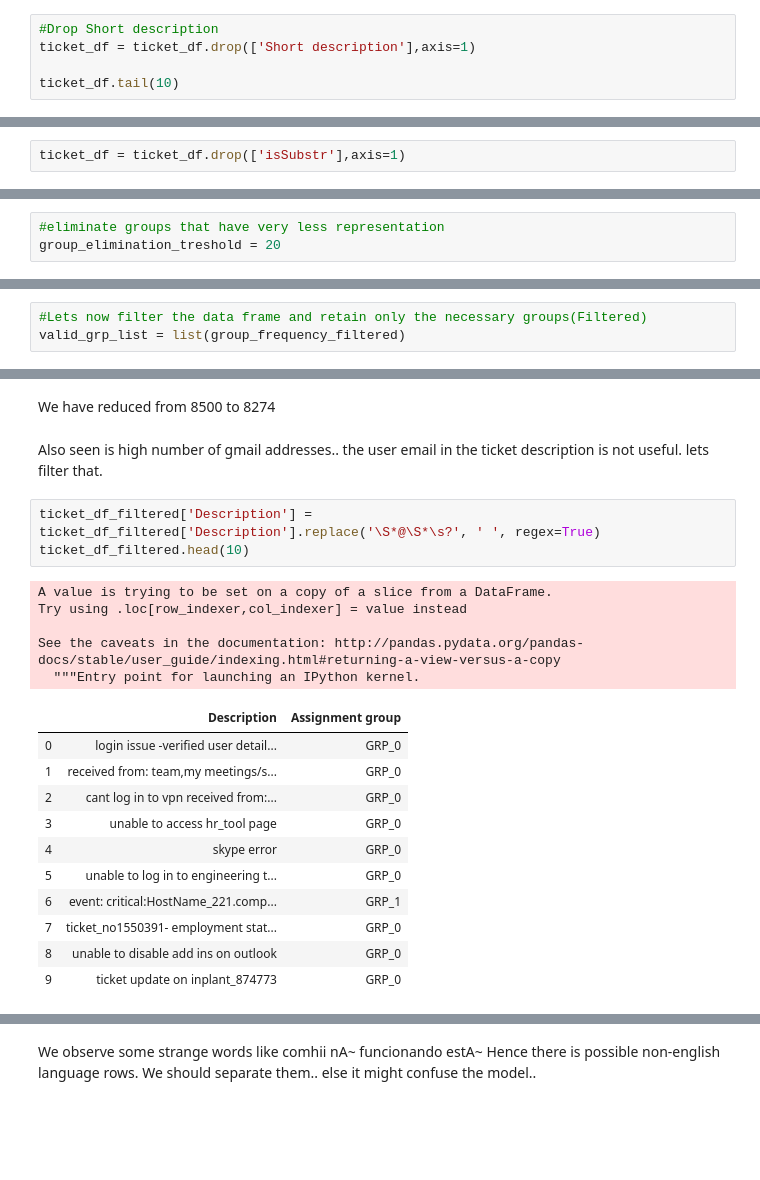
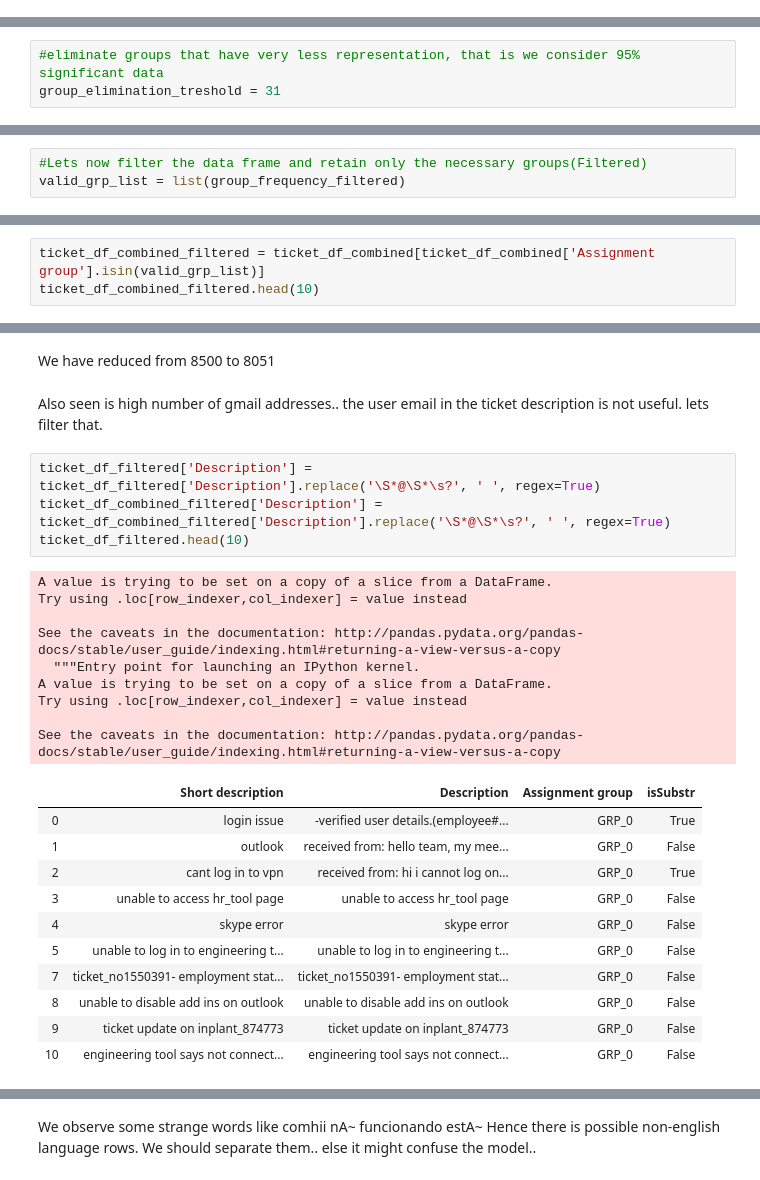
Before and after one commit to glaiml/capstone, a Jupyter notebook: capstone-vgk.ipynb, the cells around one changed output, grey strips where cells are left out. Drawn from its saved outputs; the diff is of its cells as text; blank space fills up the shorter version.

```diff
--- a/capstone-vgk.ipynb
+++ b/capstone-vgk.ipynb
@@ -233,5 +223,0 @@ ticket_df.head(10)
-# %%
-#Drop Short description
-ticket_df = ticket_df.drop(['Short description'],axis=1)
-
-ticket_df.tail(10)
@@ -250,5 +224,3 @@ ticket_df.tail(10)
-# %%
-ticket_df = ticket_df.drop(['isSubstr'],axis=1)
 # %%
 #Check number & Distribution of assignment groups
 ticket_df['Assignment group'].value_counts()
@@ -298,6 +408,6 @@ print (group_frequency)
 # %%
-#eliminate groups that have very less representation
-group_elimination_treshold = 20
+#eliminate groups that have very less representation, that is we consider 95% significant data
+group_elimination_treshold = 31
 # %%
 group_frequency_filtered = dict(filter(lambda x: x[1] > group_elimination_treshold, group_frequency.items()))
 # %%
@@ -336,0 +449,3 @@ ticket_df_filtered.head(10)
+# %%
+ticket_df_combined_filtered = ticket_df_combined[ticket_df_combined['Assignment group'].isin(valid_grp_list)]
+ticket_df_combined_filtered.head(10)
@@ -355,24 +484,29 @@ ticket_df_filtered.describe()
 # %% [markdown]
-We have reduced from 8500 to 8274
+We have reduced from 8500 to 8051
 # %% [markdown]
 Also seen is high number of gmail addresses.. the user email in the ticket description is not useful. lets filter that.
 # %%
 ticket_df_filtered['Description'] = ticket_df_filtered['Description'].replace('\S*@\S*\s?', ' ', regex=True)
+ticket_df_combined_filtered['Description'] = ticket_df_combined_filtered['Description'].replace('\S*@\S*\s?', ' ', regex=True)
 ticket_df_filtered.head(10)
 # %% [output]
 A value is trying to be set on a copy of a slice from a DataFrame.
 Try using .loc[row_indexer,col_indexer] = value instead
 
 See the caveats in the documentation: http://pandas.pydata.org/pandas-docs/stable/user_guide/indexing.html#returning-a-view-versus-a-copy
   """Entry point for launching an IPython kernel.
+A value is trying to be set on a copy of a slice from a DataFrame.
+Try using .loc[row_indexer,col_indexer] = value instead
+
+See the caveats in the documentation: http://pandas.pydata.org/pandas-docs/stable/user_guide/indexing.html#returning-a-view-versus-a-copy
-|  | Description | Assignment group |
-| 0 | login issue -verified user detail... | GRP_0 |
-| 1 | received from: team,my meetings/s... | GRP_0 |
-| 2 | cant log in to vpn received from:... | GRP_0 |
-| 3 | unable to access hr_tool page | GRP_0 |
-| 4 | skype error | GRP_0 |
-| 5 | unable to log in to engineering t... | GRP_0 |
-| 6 | event: critical:HostName_221.comp... | GRP_1 |
-| 7 | ticket_no1550391- employment stat... | GRP_0 |
-| 8 | unable to disable add ins on outlook | GRP_0 |
-| 9 | ticket update on inplant_874773 | GRP_0 |
+|  | Short description | Description | Assignment group | isSubstr |
+| 0 | login issue | -verified user details.(employee#... | GRP_0 | True |
+| 1 | outlook | received from: hello team, my mee... | GRP_0 | False |
+| 2 | cant log in to vpn | received from: hi i cannot log on... | GRP_0 | True |
+| 3 | unable to access hr_tool page | unable to access hr_tool page | GRP_0 | False |
+| 4 | skype error | skype error | GRP_0 | False |
+| 5 | unable to log in to engineering t... | unable to log in to engineering t... | GRP_0 | False |
+| 7 | ticket_no1550391- employment stat... | ticket_no1550391- employment stat... | GRP_0 | False |
+| 8 | unable to disable add ins on outlook | unable to disable add ins on outlook | GRP_0 | False |
+| 9 | ticket update on inplant_874773 | ticket update on inplant_874773 | GRP_0 | False |
+| 10 | engineering tool says not connect... | engineering tool says not connect... | GRP_0 | False |
```
Also changed, not shown: parts of 37 cells of this notebook, 2 other files.
